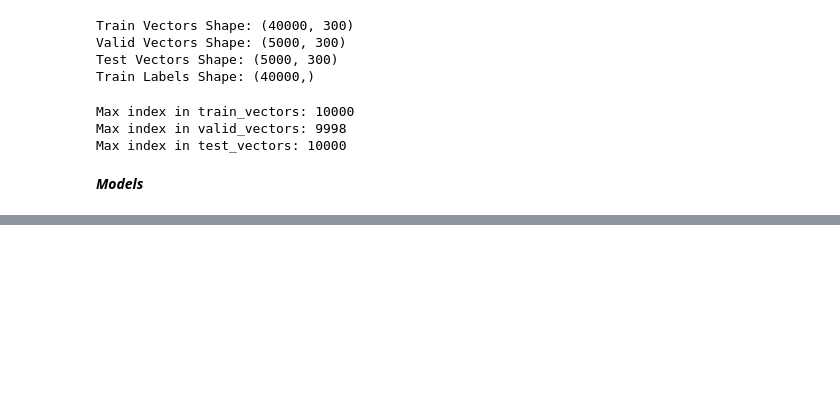
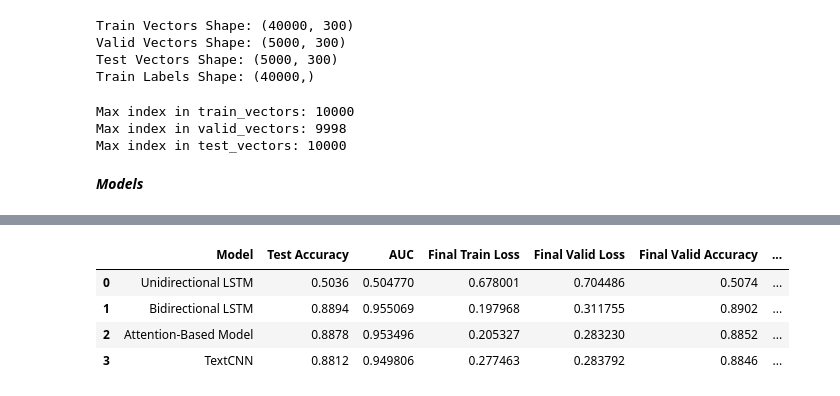
Before and after one commit to Mikolaj-MLP/NLP-Sentiment-IMDB-reviews, a Jupyter notebook: Sentiment_Analysis_Notebook.ipynb, the cells around one changed output, grey strips where cells are left out. Saved outputs shown, nothing was run; the diff lists cells and outputs as text; code cells hidden in the pictures; blank space fills up the shorter version.

```diff
--- a/Sentiment_Analysis_Notebook.ipynb
+++ b/Sentiment_Analysis_Notebook.ipynb
@@ -455,0 +526,8 @@ comparator.plot_all()
+# %%
+summary_table
+# %% [output]
+|  | Model | Test Accuracy | AUC | Final Train Loss | Final Valid Loss | Final Valid Accuracy | ... |
+| 0 | Unidirectional LSTM | 0.5036 | 0.504770 | 0.678001 | 0.704486 | 0.5074 | ... |
+| 1 | Bidirectional LSTM | 0.8894 | 0.955069 | 0.197968 | 0.311755 | 0.8902 | ... |
+| 2 | Attention-Based Model | 0.8878 | 0.953496 | 0.205327 | 0.283230 | 0.8852 | ... |
+| 3 | TextCNN | 0.8812 | 0.949806 | 0.277463 | 0.283792 | 0.8846 | ... |
```
Also changed, not shown: parts of 4 cells of this notebook.
